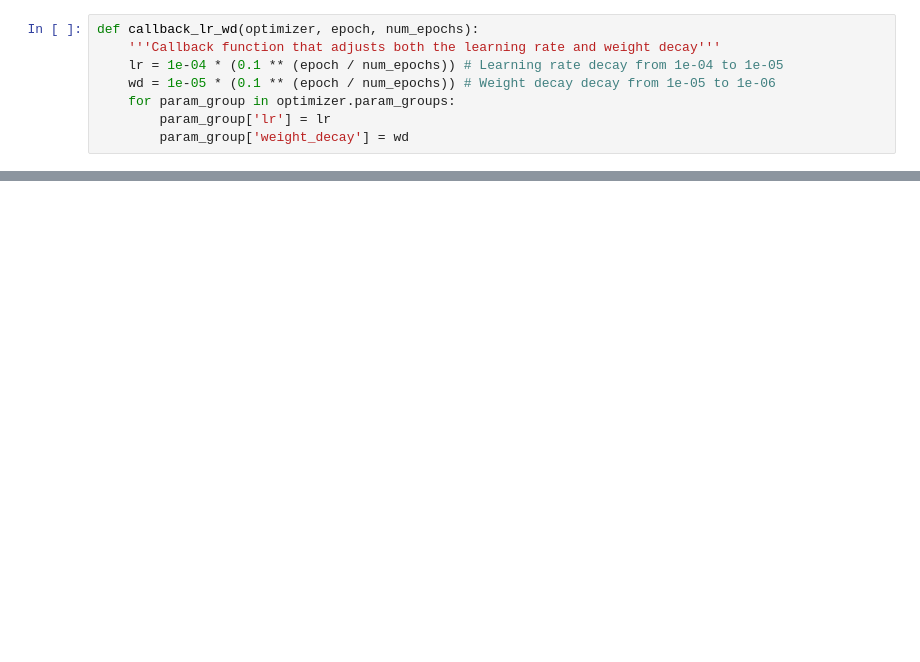
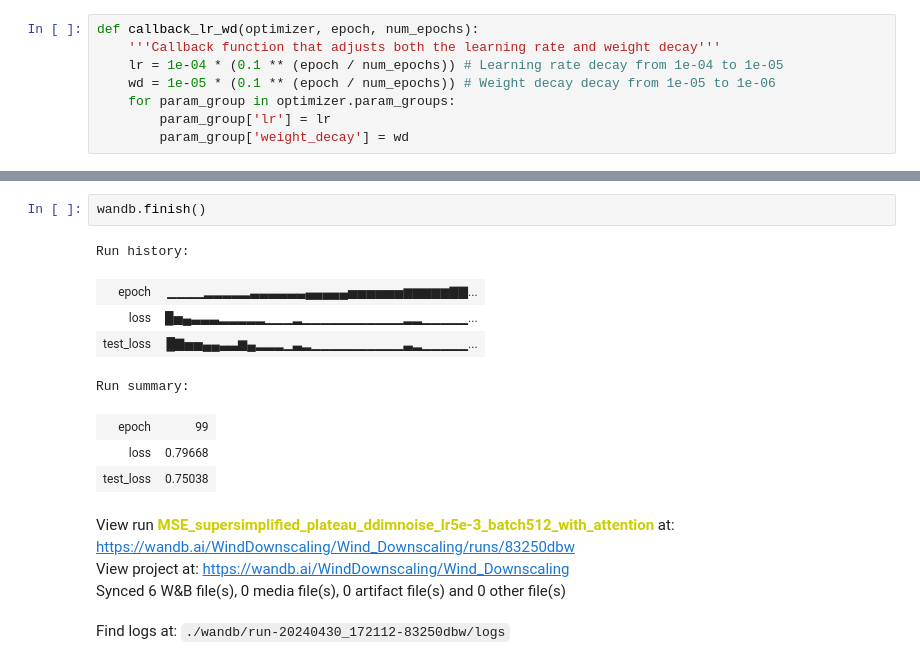
Before and after one commit to SamyMokeddem/Deep, a Jupyter notebook: project/diffusionWind.ipynb, the cells around one changed output, grey strips where cells are left out. Drawn from its saved outputs; the diff is of its cells as text; blank space fills up the shorter version.

```diff
--- a/project/diffusionWind.ipynb
+++ b/project/diffusionWind.ipynb
@@ -426,0 +601,15 @@ for i, batch in enumerate(data_loader):
+# %%
+wandb.finish()
+# %% [output]
+Run history:
+| epoch | ▁▁▁▁▂▂▂▂▂▃▃▃▃▃▃▄▄▄▄▄▅▅▅▅▅▅▆▆▆▆▆▇▇... |
+| loss | █▅▄▃▃▃▂▂▂▂▂▁▁▁▂▁▁▁▁▁▁▁▁▁▁▁▂▂▁▁▁▁▁... |
+| test_loss | █▇▅▅▄▄▃▃▆▄▂▂▂▁▃▂▁▁▁▁▁▁▁▁▁▁▃▂▁▁▁▁▁... |
+Run summary:
+| epoch | 99 |
+| loss | 0.79668 |
+| test_loss | 0.75038 |
+View run MSE_supersimplified_plateau_ddimnoise_lr5e-3_batch512_with_attention at: https://wandb.ai/WindDownscaling/Wind_Downscaling/runs/83250dbw
+View project at: https://wandb.ai/WindDownscaling/Wind_Downscaling
+Synced 6 W&B file(s), 0 media file(s), 0 artifact file(s) and 0 other file(s)
+Find logs at: ./wandb/run-20240430_172112-83250dbw/logs
```
Also changed, not shown: parts of 48 cells of this notebook, 23 other files.
